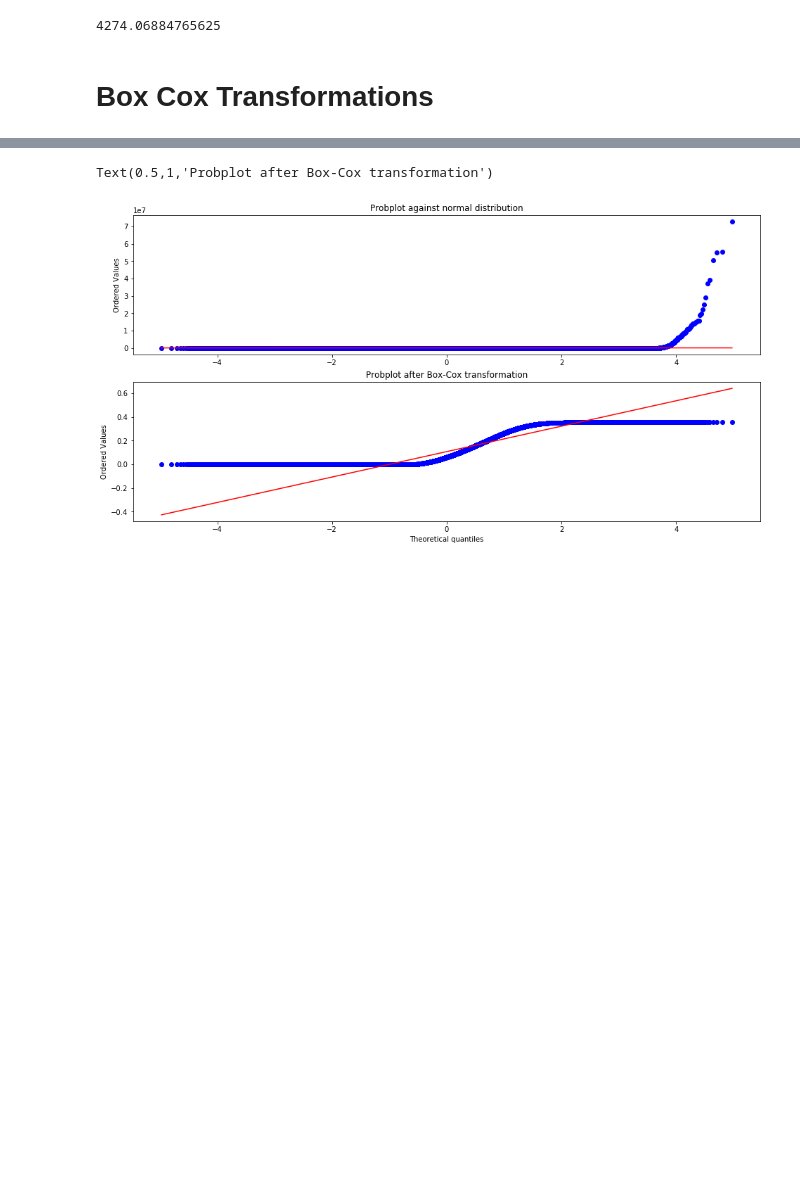
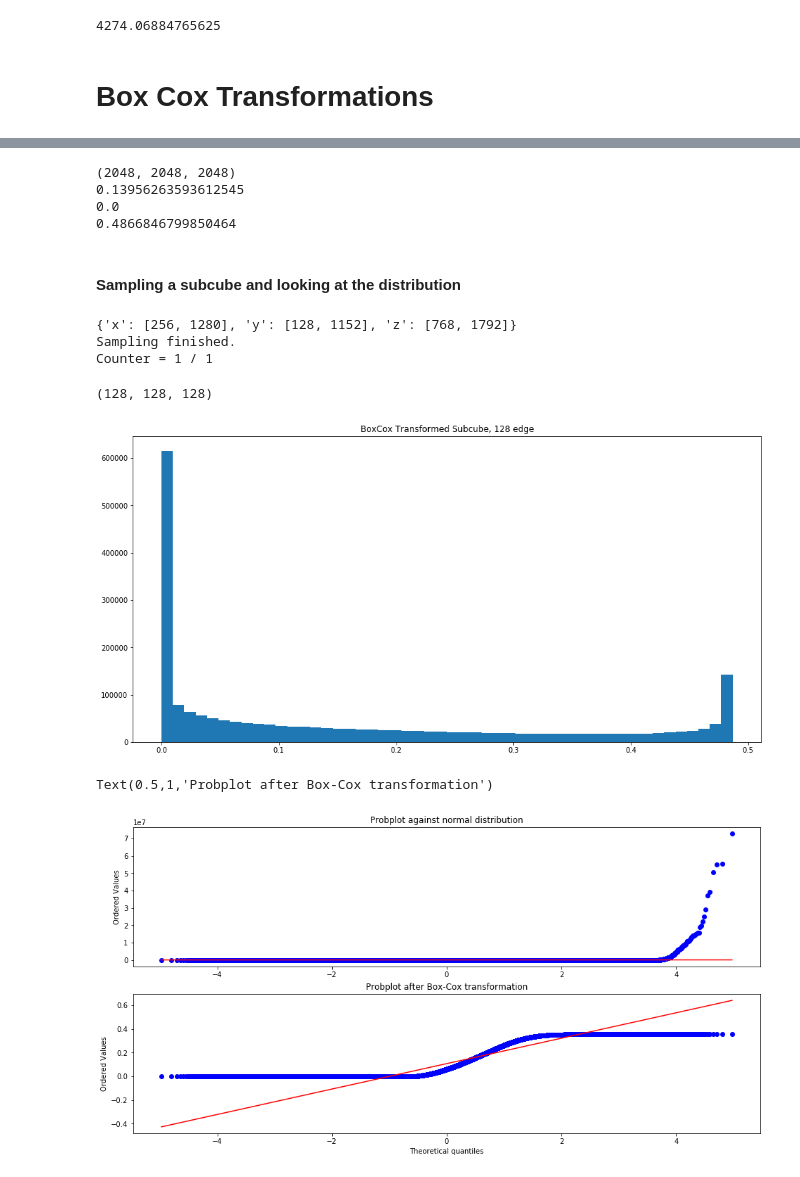
Before and after one commit to NYU-CDS-Capstone-Project/HydroGAN, a Jupyter notebook: notebooks/cube_transformations.ipynb, the cells around one changed output, grey strips where cells are left out. Drawn from its saved outputs; the diff is of its cells as text; code cells hidden in the pictures; blank space fills up the shorter version.

```diff
--- a/notebooks/cube_transformations.ipynb
+++ b/notebooks/cube_transformations.ipynb
@@ -259,0 +294,10 @@ _ = plt.hist(maxlog_list)
+# %%
+print(whole_new_f.shape)
+print(whole_new_f.mean())
+print(whole_new_f.min())
+print(whole_new_f.max())
+# %% [output]
+(2048, 2048, 2048)
+0.13956263593612545
+0.0
+0.4866846799850464
@@ -260,3 +309,28 @@ _ = plt.hist(maxlog_list)
+# %% [markdown]
+#### Sampling a subcube and looking at the distribution
+# %%
+no_subcube = 1
+
+testcd = define_test(s_test = 1024,s_train = 128)
+print(testcd)
+
+# get a random subcubes
+trial_sample = get_samples(s_sample = 128,
+                        nsamples = 1,
+                        h5_filename = "boxcox_-2.05lambda_redshift1.h5",
+                        test_coords = testcd)
+trial_sample[0].shape
+# %% [output]
+{'x': [256, 1280], 'y': [128, 1152], 'z': [768, 1792]}
+Sampling finished.
+Counter = 1 / 1
+(128, 128, 128)
+# %%
+plt.figure(figsize=(16,8))
+plt.title("BoxCox Transformed Subcube, 128 edge")
+_ = plt.hist(trial_sample[0].flatten(), bins = 50)
+# %% [output]
+[figure, added]
 # %%
 #plotting
 fig = plt.figure(figsize = (16,8))
```
Also changed, not shown: parts of 11 cells of this notebook.
